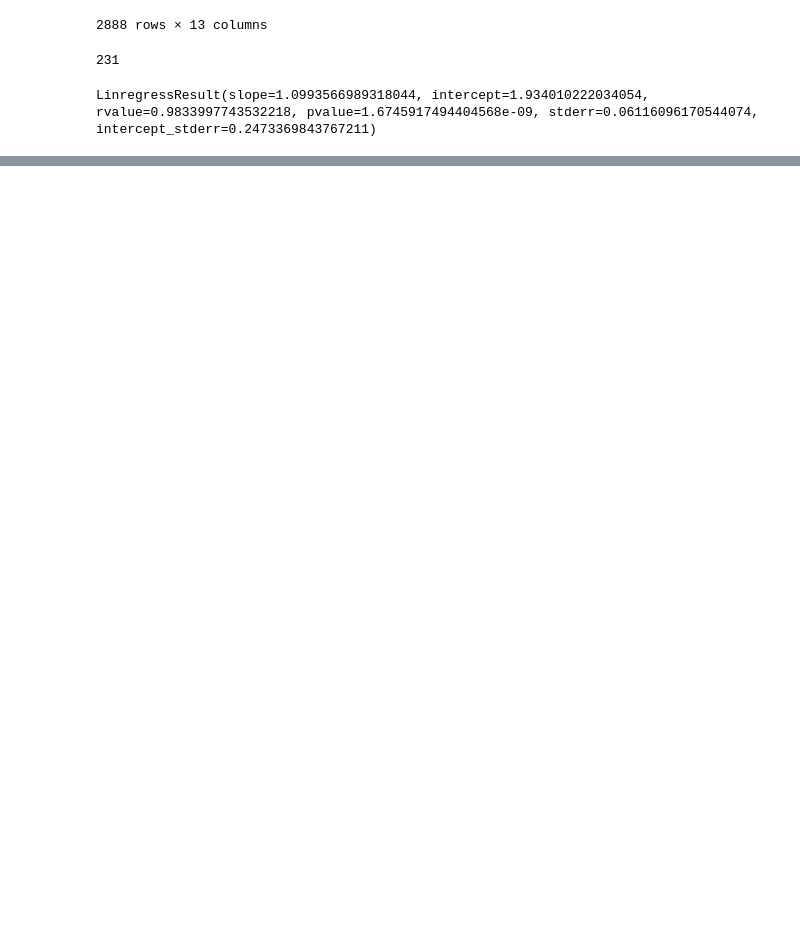
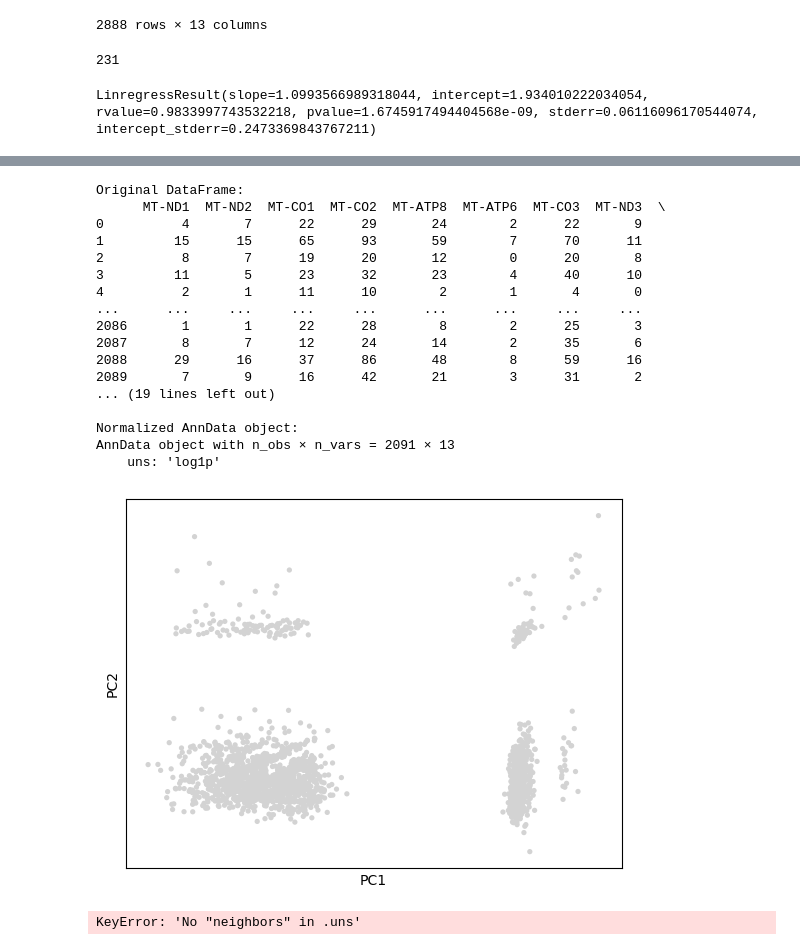
Before and after one commit to rrrrrrrlll/M2R_Group_12, a Jupyter notebook: cluster_Improve_iz.ipynb, the cells around one changed output, grey strips where cells are left out. Saved outputs shown, nothing was run; the diff lists cells and outputs as text; code cells hidden in the pictures; blank space fills up the shorter version.

```diff
--- a/cluster_Improve_iz.ipynb
+++ b/cluster_Improve_iz.ipynb
@@ -156,0 +269,54 @@ LinregressResult(slope=1.0993566989318044, intercept=1.934010222034054, rvalue=0
+# %%
+import pandas as pd
+import scanpy as sc
+from anndata import AnnData
+
+# Example DataFrame with genes as columns and cells as rows
+data = dfg(1,8)
+df = data
+
+print("Original DataFrame:")
+print(df)
+
+# Convert DataFrame to AnnData object
+adata = AnnData(df)
+print("\nAnnData object:")
+print(adata)
+
+# Normalize the data
+sc.pp.normalize_total(adata, target_sum=1e4)
+sc.pp.log1p(adata)
+print("\nNormalized AnnData object:")
+print(adata)
+
+# Perform PCA
+sc.tl.pca(adata)
+sc.pl.pca(adata)
+
+# Find clusters using the Louvain algorithm
+sc.tl.louvain(adata)
+sc.pl.louvain(adata, color='louvain')
+
+# Print clusters
+print("\nClusters:")
+print(adata.obs['louvain'])
+# %% [output]
+Original DataFrame:
+      MT-ND1  MT-ND2  MT-CO1  MT-CO2  MT-ATP8  MT-ATP6  MT-CO3  MT-ND3  \
+0          4       7      22      29       24        2      22       9
+1         15      15      65      93       59        7      70      11
+2          8       7      19      20       12        0      20       8
+3         11       5      23      32       23        4      40      10
+4          2       1      11      10        2        1       4       0
+...      ...     ...     ...     ...      ...      ...     ...     ...
+2086       1       1      22      28        8        2      25       3
+2087       8       7      12      24       14        2      35       6
+2088      29      16      37      86       48        8      59      16
+2089       7       9      16      42       21        3      31       2
+... (19 lines left out)
+
+Normalized AnnData object:
+AnnData object with n_obs × n_vars = 2091 × 13
+    uns: 'log1p'
+[figure, added]
+KeyError: 'No "neighbors" in .uns'
```
Also changed, not shown: parts of 10 cells of this notebook.
